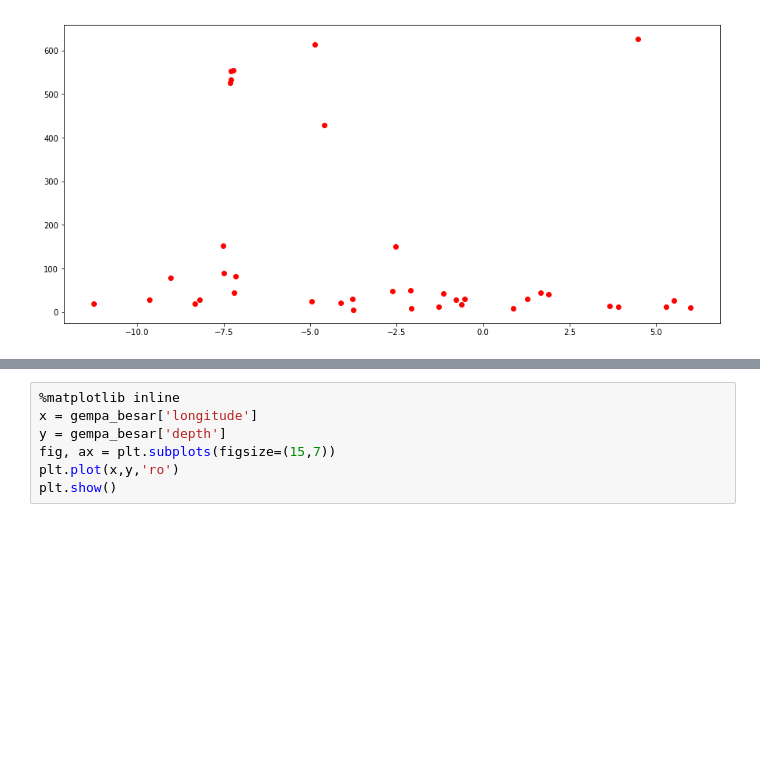
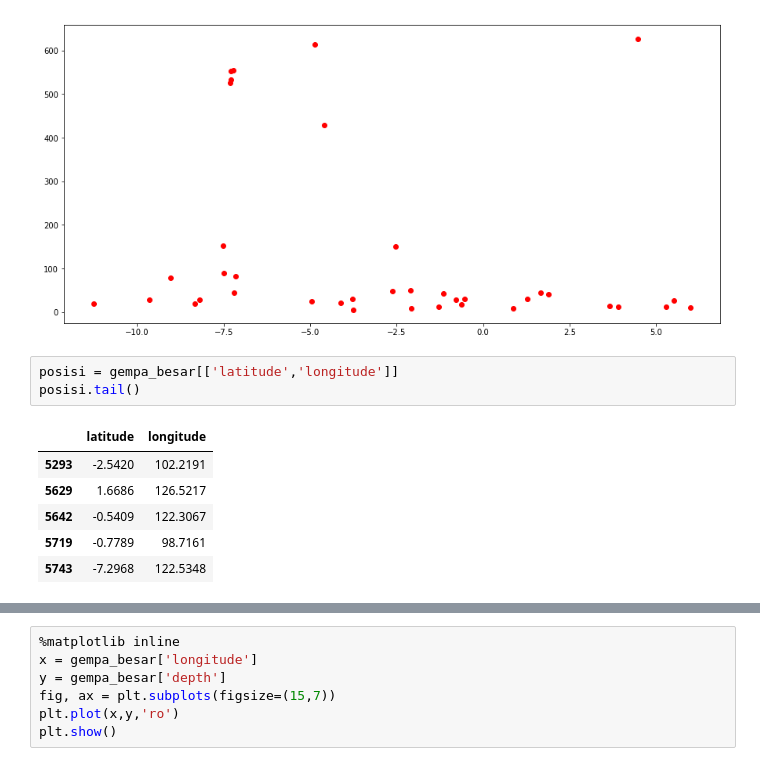
Before and after one commit to hpratama/gempaindonesia, a Jupyter notebook: Gempa.ipynb, the cells around one changed output, grey strips where cells are left out. Cells and saved outputs as stored; diff of their text form; blank space fills up the shorter version.

```diff
--- a/Gempaprocess.ipynb
+++ b/Gempa.ipynb
@@ -101,3 +101,13 @@ plt.plot(x,y,'ro')
 plt.show()
 # %% [output]
 [figure]
+# %%
+posisi = gempa_besar[['latitude','longitude']]
+posisi.tail()
+# %% [output]
+|  | latitude | longitude |
+| 5293 | -2.5420 | 102.2191 |
+| 5629 | 1.6686 | 126.5217 |
+| 5642 | -0.5409 | 122.3067 |
+| 5719 | -0.7789 | 98.7161 |
+| 5743 | -7.2968 | 122.5348 |
```
Also changed, not shown: parts of 3 cells of this notebook.
